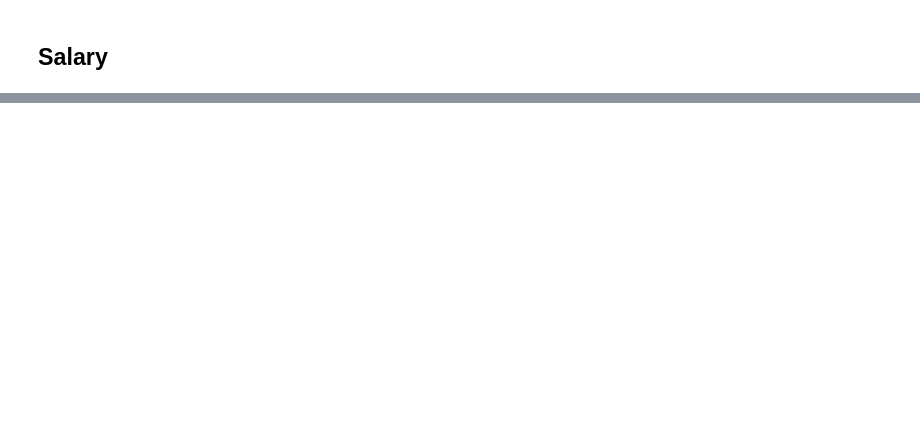
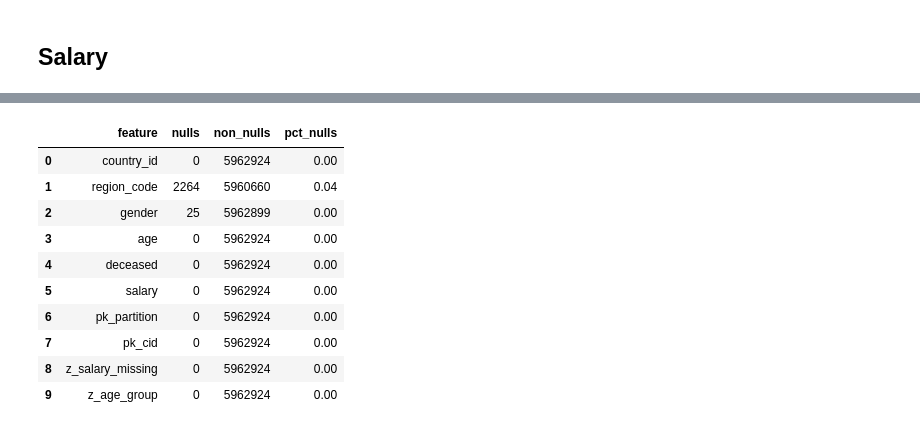
Before and after one commit to martadominguezm/grupo-1-dscesp-0525, a Jupyter notebook: TFM/TFM_sociodemography.ipynb, the cells around one changed output, grey strips where cells are left out. Cells and saved outputs as stored; diff of their text form; code cells hidden in the pictures; blank space fills up the shorter version.

```diff
--- a/TFM/TFM_sociodemography.ipynb
+++ b/TFM/TFM_sociodemography.ipynb
@@ -206,0 +286,35 @@ Name: salary, dtype: int64
+# %%
+df['salary'] = df['salary'].fillna(df['salary'].median())
+# %%
+df.region_code.fillna("sin region").inplace=True
+# %%
+df.gender.fillna("sin genero").inplace=True
+# %%
+df.rename(columns={'salary_missing': 'z_salary_missing', 'age_group': 'z_age_group'}, inplace=True)
+# %%
+cols_to_check = [
+    'country_id',
+    'region_code',
+    'gender',
+    'age',
+    'deceased',
+    'salary',
+    'pk_partition',
+    'pk_cid',
+    'z_salary_missing',
+    'z_age_group'
+]
+
+count_nulls(df, cols_to_check)
+# %% [output]
+|  | feature | nulls | non_nulls | pct_nulls |
+| 0 | country_id | 0 | 5962924 | 0.00 |
+| 1 | region_code | 2264 | 5960660 | 0.04 |
+| 2 | gender | 25 | 5962899 | 0.00 |
+| 3 | age | 0 | 5962924 | 0.00 |
+| 4 | deceased | 0 | 5962924 | 0.00 |
+| 5 | salary | 0 | 5962924 | 0.00 |
+| 6 | pk_partition | 0 | 5962924 | 0.00 |
+| 7 | pk_cid | 0 | 5962924 | 0.00 |
+| 8 | z_salary_missing | 0 | 5962924 | 0.00 |
+| 9 | z_age_group | 0 | 5962924 | 0.00 |
```
Also changed, not shown: parts of 22 cells of this notebook.
